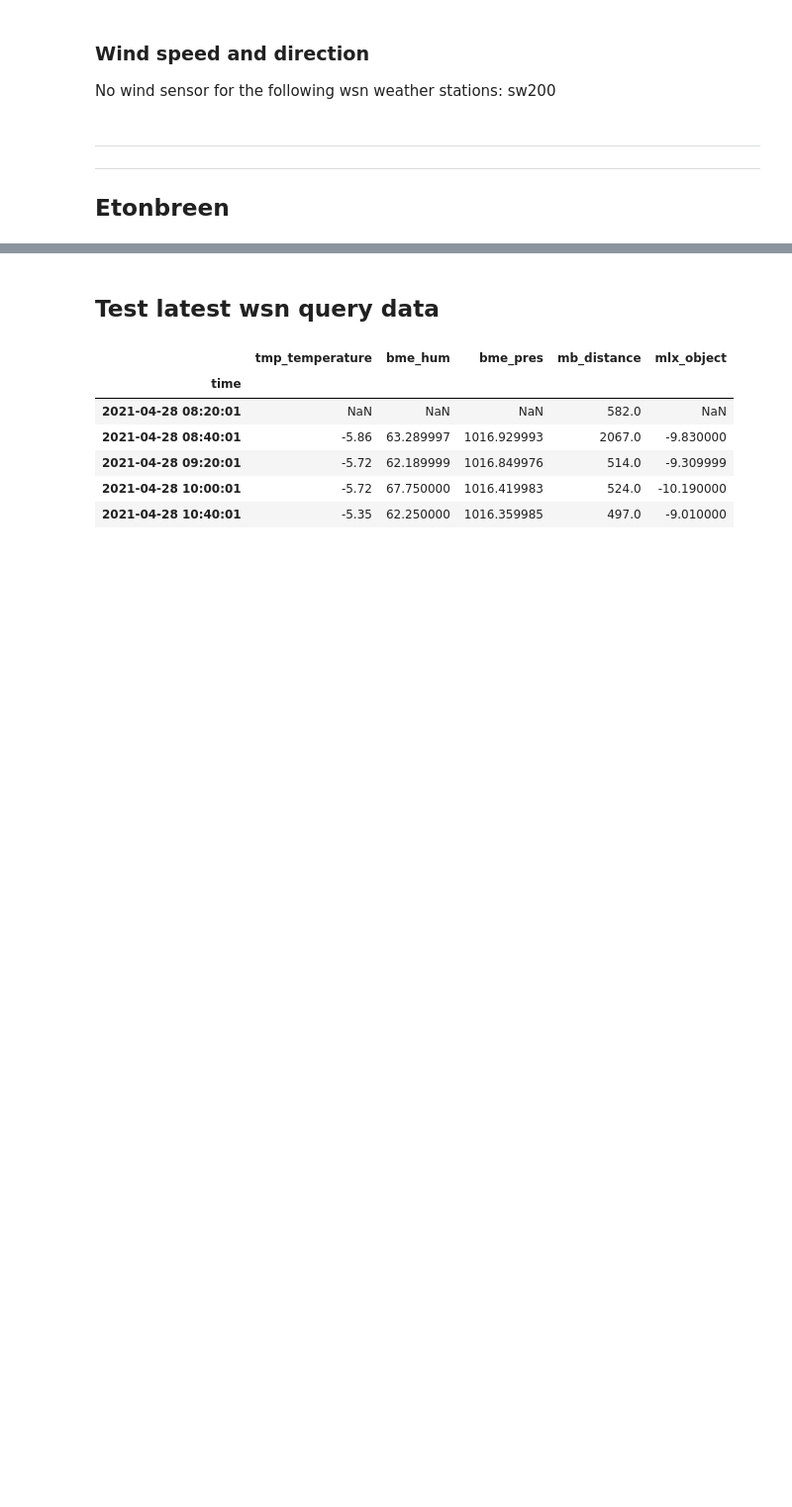
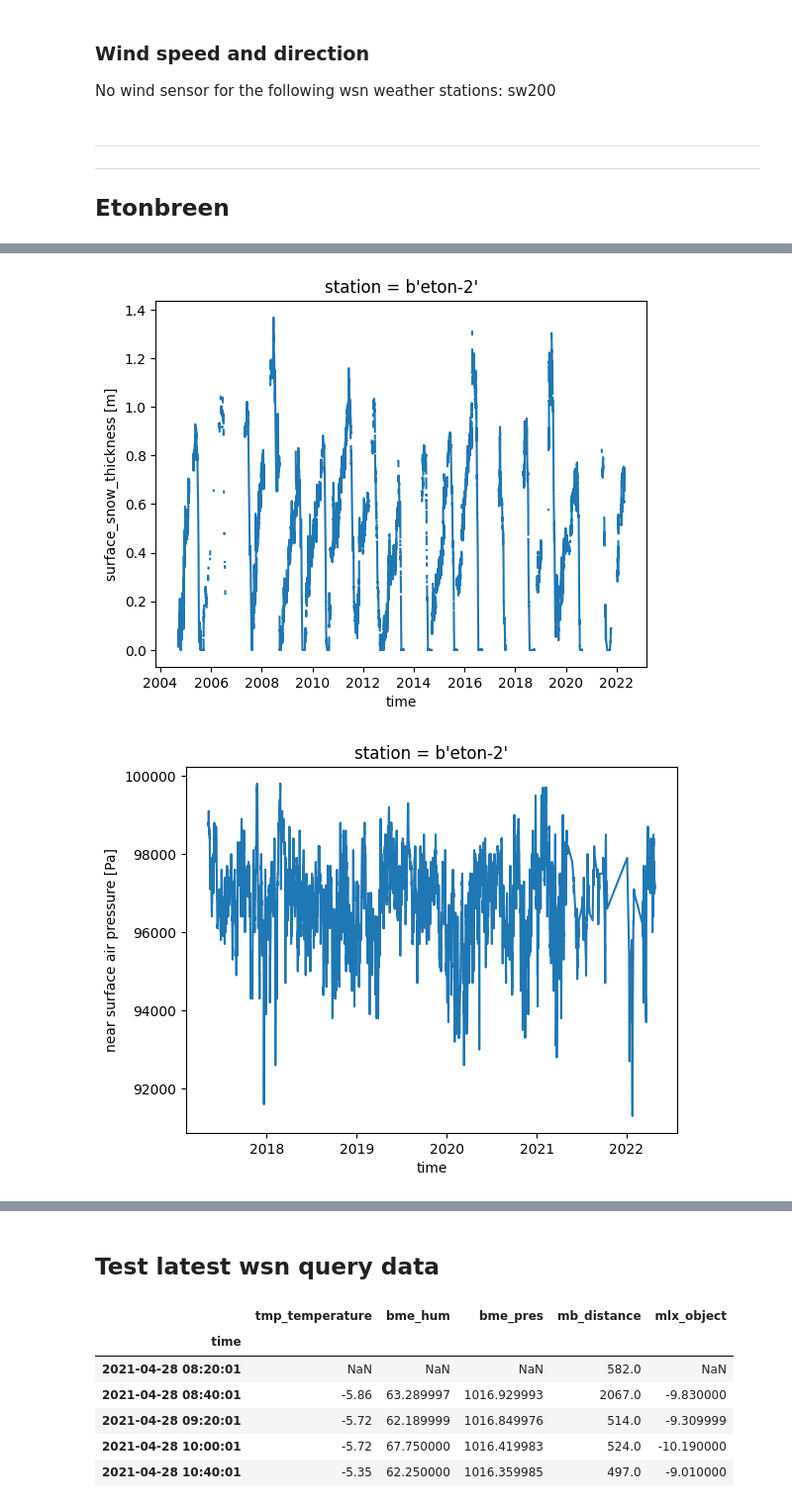
Before and after one commit to UiOHive/wsn_filters, a Jupyter notebook: plot_data_qc_netcdf.ipynb, the cells around one changed output, grey strips where cells are left out. Shown at 99% size. Saved outputs shown, nothing was run; the diff lists cells and outputs as text; code cells hidden in the pictures; blank space fills up the shorter version.

```diff
--- a/plot_data_qc_netcdf.ipynb
+++ b/plot_data_qc_netcdf.ipynb
@@ -525,9 +548,12 @@ plt.show()
 # %%
-eton = xr.open_dataset('data_qc/aws-eton-2-20040421-20210914.nc')
+eton = xr.open_dataset('data_qc/aws-eton-2-20040421-20220501.nc')
 plt.figure()
 eton.snd.plot()
 plt.figure()
 eton.ps.plot()
 plt.figure()
-eton.ps.plot()
+eton.ts.plot()
 plt.show()
+# %% [output]
+[figure, added]
+[figure, added]
```
Also changed, not shown: parts of 5 cells of this notebook, 12 other files.
